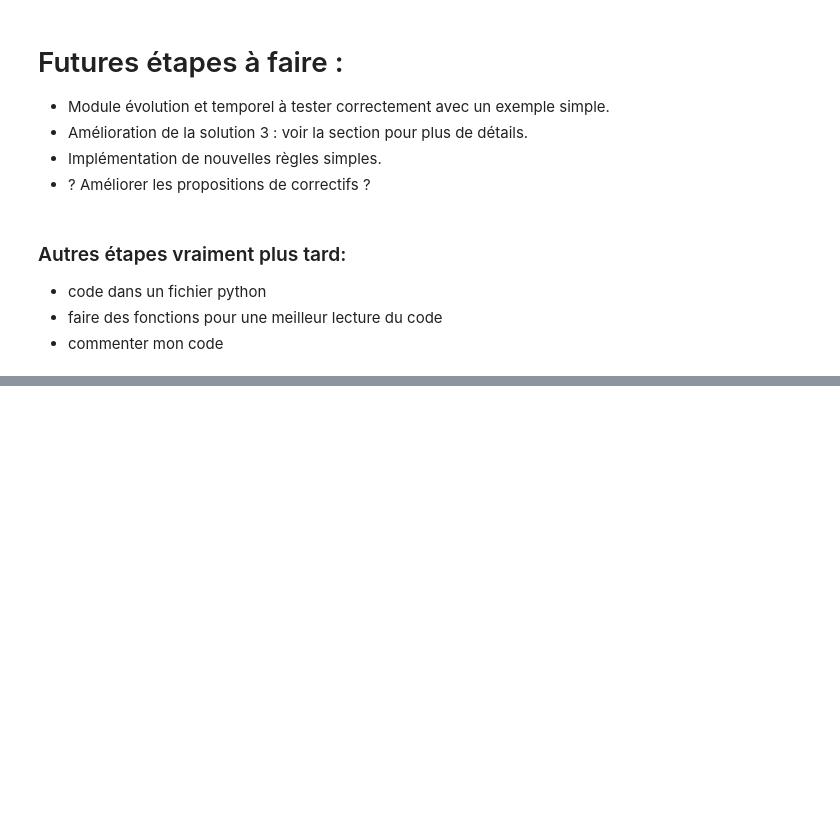
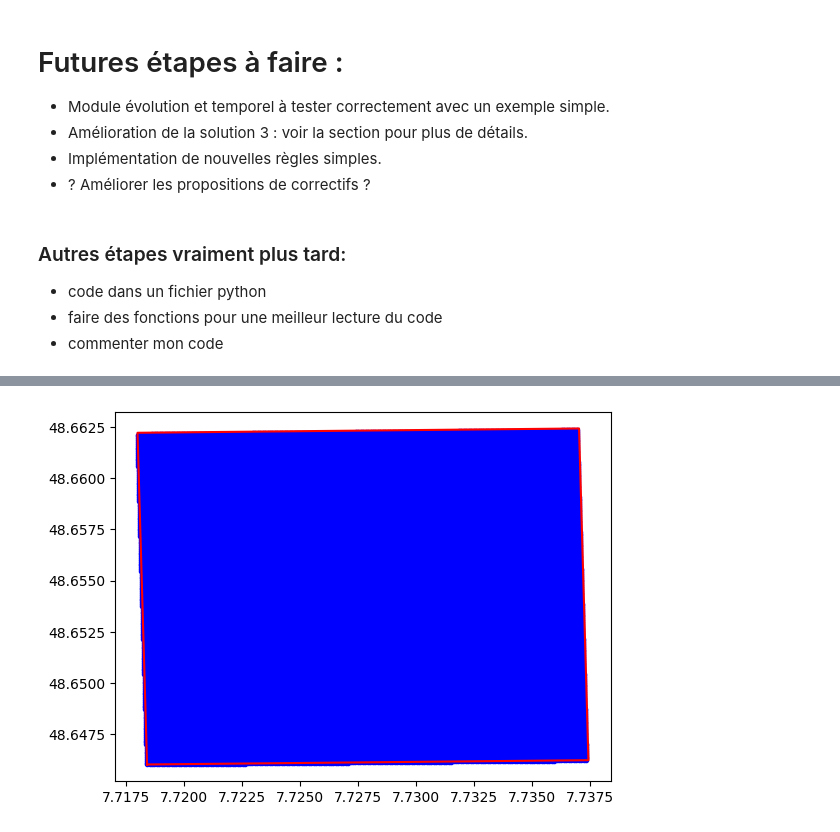
Before and after one commit to MaximeMAIRE/Stage_Representation_of_geographical_objects, a Jupyter notebook: projet/reasoner_Java/onto_test.ipynb, the cells around one changed output, grey strips where cells are left out. Drawn from its saved outputs; the diff is of its cells as text; code cells hidden in the pictures; blank space fills up the shorter version.

```diff
--- a/projet/reasoner_Java/onto_test.ipynb
+++ b/projet/reasoner_Java/onto_test.ipynb
@@ -1256,0 +1176,13 @@ if val_incon == False:
+# %%
+def big_print_fig(tab):
+    fig, ax = plt.subplots()
+    polygon = Polygon(coords)
+
+    for j in tab :
+        for i in j:
+            point = Point(i[0], i[1])
+            ax.plot(point.x, point.y, marker='.', color='blue')
+
+
+    ax.plot(*polygon.exterior.xy, color='red')
+    plt.show()
@@ -1256,0 +1200,18 @@ if val_incon == False:
+# %%
+y, a, x, b = calcul_droite(coords[0],coords[3])
+tabb1 = calcul_point_droite(a, x, b, coords[0], coords[3], 180)
+
+
+y, a, x, b = calcul_droite(coords[1],coords[2])
+tabb2 = calcul_point_droite(a, x, b, coords[1], coords[2], 180)
+
+big_tab = []
+
+for i in range(len(tabb1)):
+    y, a, x, b = calcul_droite(tabb1[i],tabb2[i])
+    tabbx = calcul_point_droite(a, x, b, tabb1[i], tabb2[i], 180)
+    big_tab.append(tabbx)
+
+big_print_fig(big_tab)
+# %% [output]
+[figure, added]
```
Also changed, not shown: parts of 46 cells of this notebook, 10 other files.
